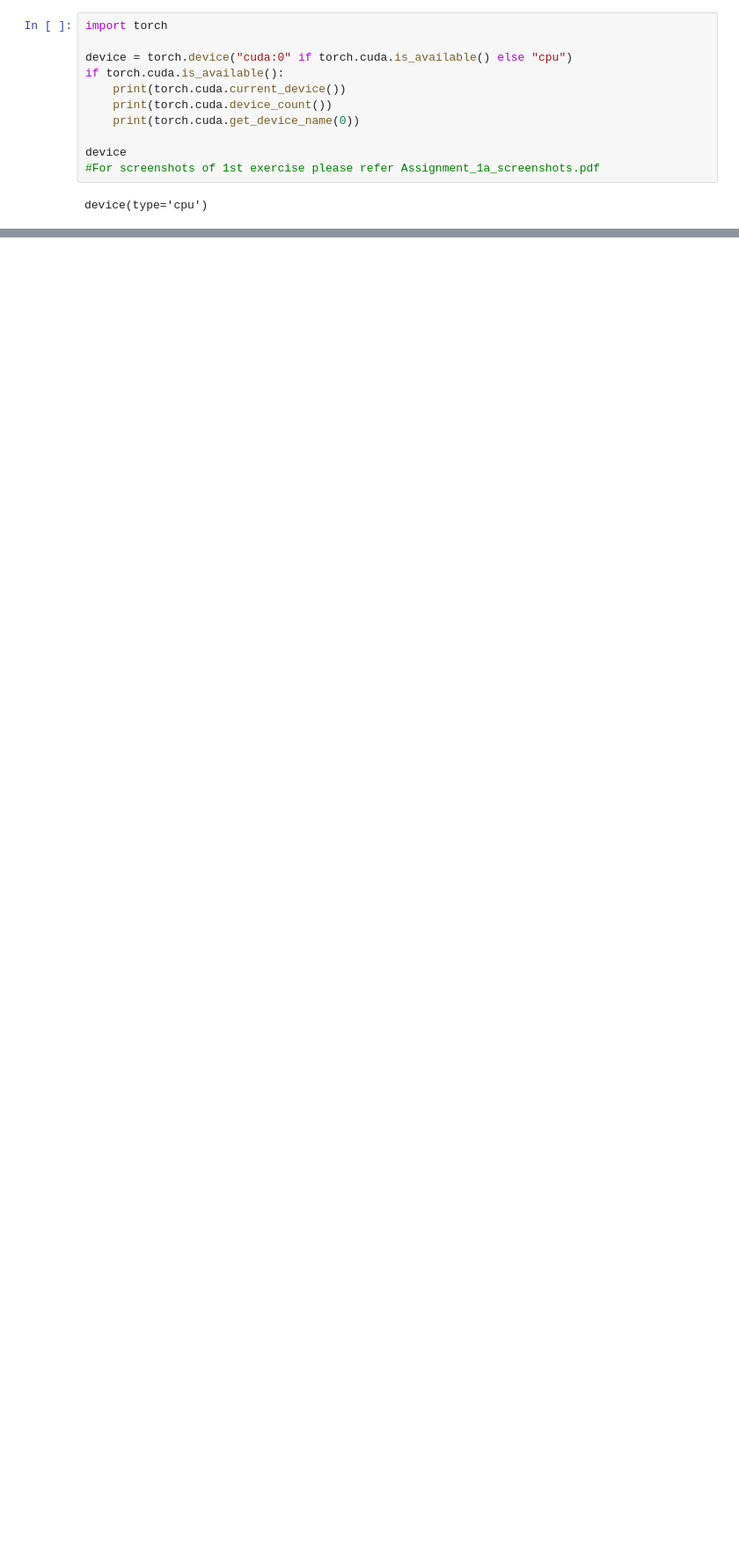
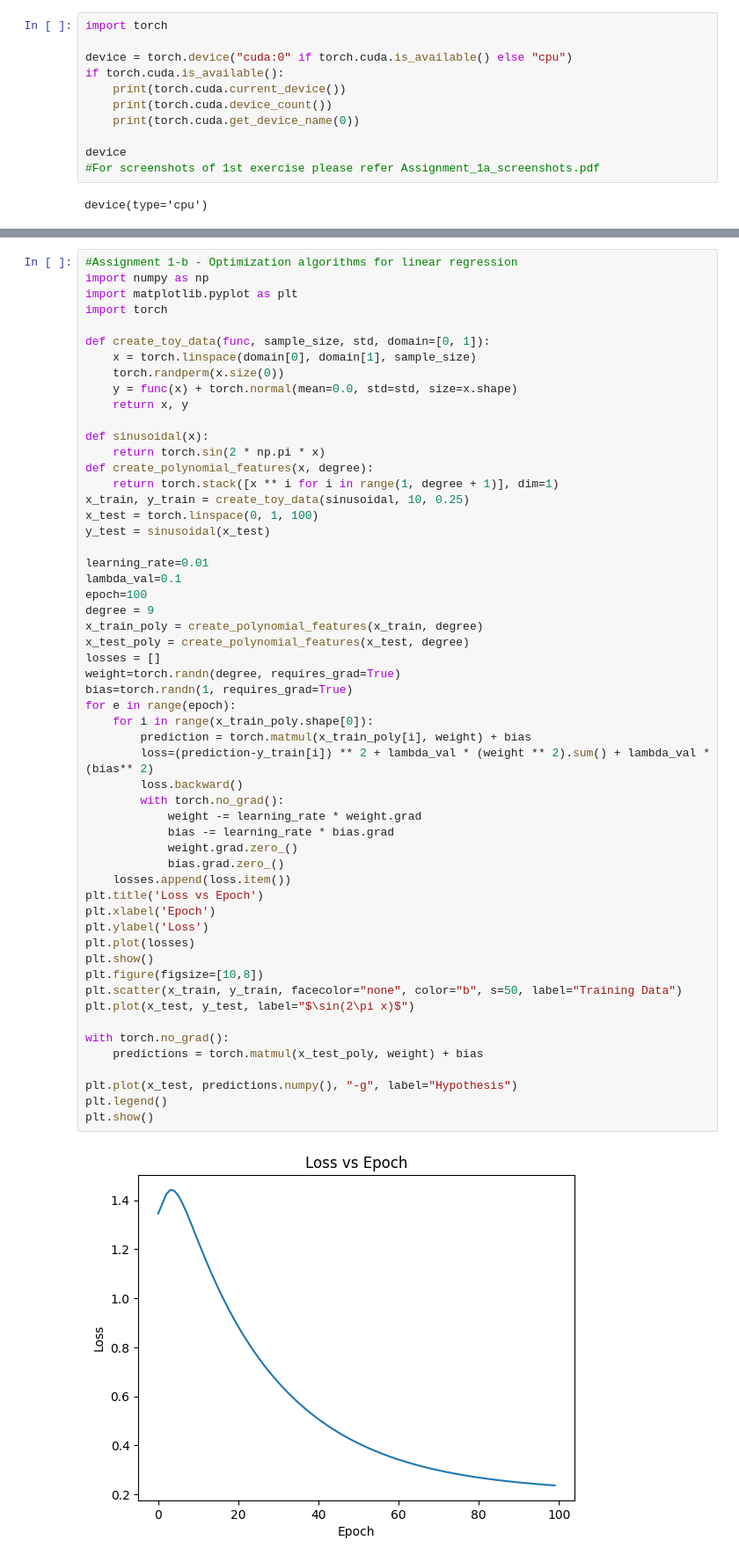
Before and after one commit to komal-b/CS-GY-6613-Assignments, a Jupyter notebook: assignments/assignment-1/01-assignment-1.ipynb, the cells around one changed output, grey strips where cells are left out. Shown at 88% size. Cells and saved outputs as stored; diff of their text form; blank space fills up the shorter version.

```diff
--- a/assignments/assignment-1/01-assignment-1.ipynb
+++ b/assignments/assignment-1/01-assignment-1.ipynb
@@ -109,0 +110,57 @@ PCA by hand: tensor([[-0.2100,  0.4821, -0.1895,  0.8292],
+# %%
+#Assignment 1-b - Optimization algorithms for linear regression
+import numpy as np
+import matplotlib.pyplot as plt
+import torch
+
+def create_toy_data(func, sample_size, std, domain=[0, 1]):
+    x = torch.linspace(domain[0], domain[1], sample_size)
+    torch.randperm(x.size(0))
+    y = func(x) + torch.normal(mean=0.0, std=std, size=x.shape)
+    return x, y
+
+def sinusoidal(x):
+    return torch.sin(2 * np.pi * x)
+def create_polynomial_features(x, degree):
+    return torch.stack([x ** i for i in range(1, degree + 1)], dim=1)
+x_train, y_train = create_toy_data(sinusoidal, 10, 0.25)
+x_test = torch.linspace(0, 1, 100)
+y_test = sinusoidal(x_test)
+
+learning_rate=0.01
+lambda_val=0.1
+epoch=100
+degree = 9
+x_train_poly = create_polynomial_features(x_train, degree)
+x_test_poly = create_polynomial_features(x_test, degree)
+losses = []
+weight=torch.randn(degree, requires_grad=True)
+bias=torch.randn(1, requires_grad=True)
+for e in range(epoch):
+    for i in range(x_train_poly.shape[0]):
+        prediction = torch.matmul(x_train_poly[i], weight) + bias
+        loss=(prediction-y_train[i]) ** 2 + lambda_val * (weight ** 2).sum() + lambda_val * (bias** 2)
+        loss.backward()
+        with torch.no_grad():
+            weight -= learning_rate * weight.grad
+            bias -= learning_rate * bias.grad
+            weight.grad.zero_()
+            bias.grad.zero_()
+    losses.append(loss.item())
+plt.title('Loss vs Epoch')
+plt.xlabel('Epoch')
+plt.ylabel('Loss')
+plt.plot(losses)
+plt.show()
+plt.figure(figsize=[10,8])
+plt.scatter(x_train, y_train, facecolor="none", color="b", s=50, label="Training Data")
+plt.plot(x_test, y_test, label="$\sin(2\pi x)$")
+
+with torch.no_grad():
+    predictions = torch.matmul(x_test_poly, weight) + bias
+
+plt.plot(x_test, predictions.numpy(), "-g", label="Hypothesis")
+plt.legend()
+plt.show()
+# %% [output]
+[figure, added]
```
Also changed, not shown: parts of 7 cells of this notebook.
